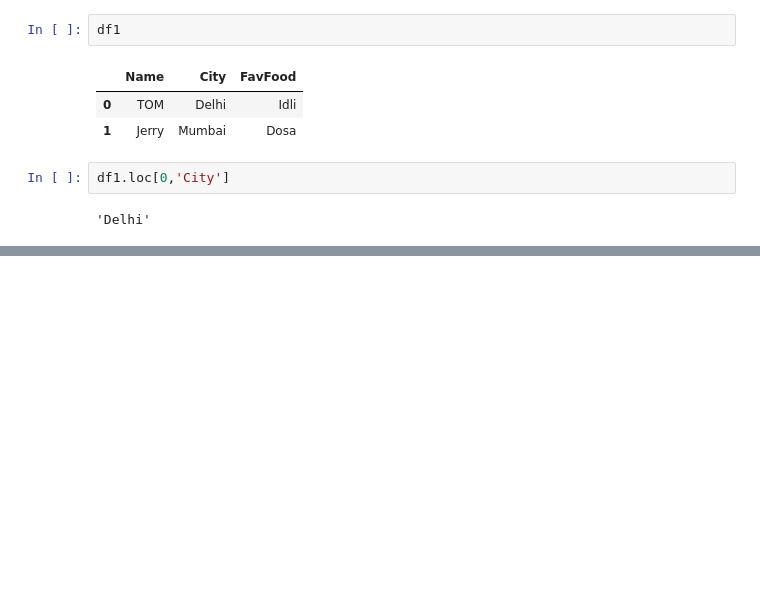
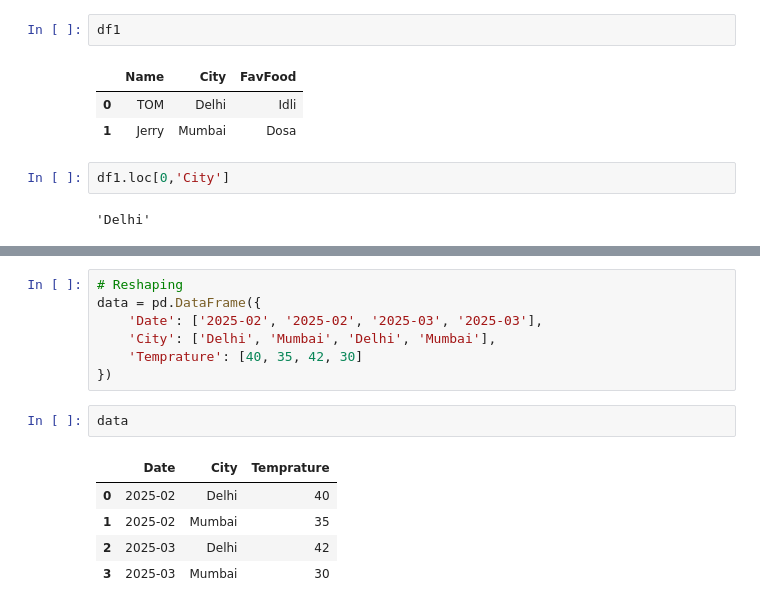
Before and after one commit to omrajsharma/lb-py-may-2025, a Jupyter notebook: pandas.ipynb, the cells around one changed output, grey strips where cells are left out. Saved outputs shown, nothing was run; the diff lists cells and outputs as text; blank space fills up the shorter version.

```diff
--- a/pandas.ipynb
+++ b/pandas.ipynb
@@ -517,0 +551,15 @@ df1.loc[0,'City']
+# %%
+# Reshaping
+data = pd.DataFrame({
+    'Date': ['2025-02', '2025-02', '2025-03', '2025-03'],
+    'City': ['Delhi', 'Mumbai', 'Delhi', 'Mumbai'],
+    'Temprature': [40, 35, 42, 30]
+})
+# %%
+data
+# %% [output]
+|  | Date | City | Temprature |
+| 0 | 2025-02 | Delhi | 40 |
+| 1 | 2025-02 | Mumbai | 35 |
+| 2 | 2025-03 | Delhi | 42 |
+| 3 | 2025-03 | Mumbai | 30 |
```
Also changed, not shown: parts of 29 cells of this notebook.
